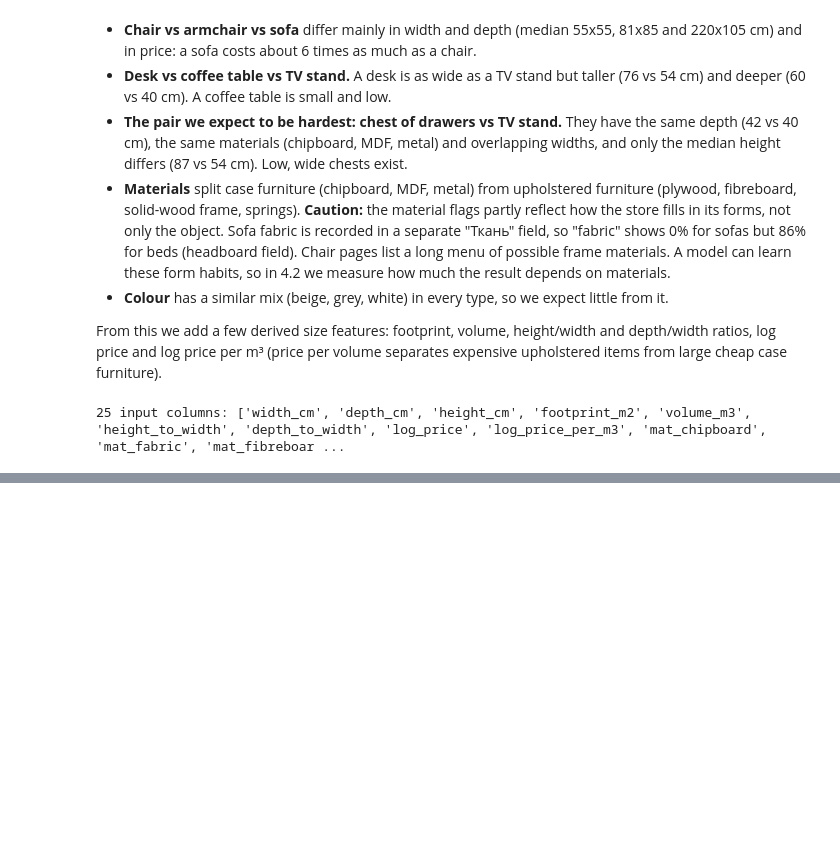
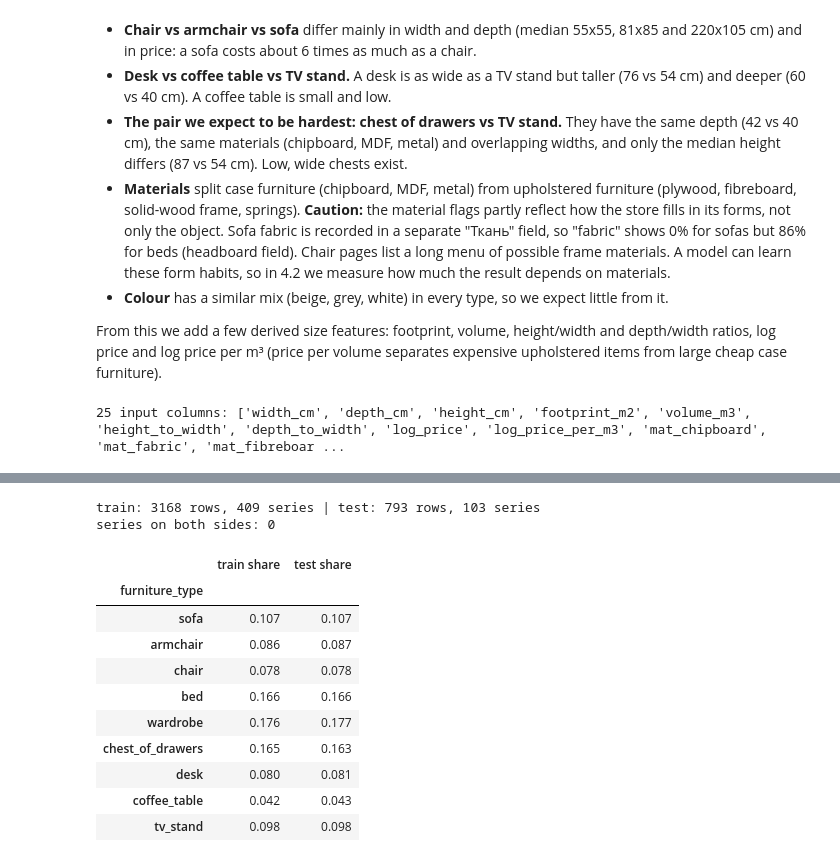
Before and after one commit to a100miles/furniture-prediction-ml, a Jupyter notebook: furniture_classification.ipynb, the cells around one changed output, grey strips where cells are left out. Drawn from its saved outputs; the diff is of its cells as text; code cells hidden in the pictures; blank space fills up the shorter version.

```diff
--- a/furniture_classification.ipynb
+++ b/furniture_classification.ipynb
@@ -380,0 +388,25 @@ print(len(FEATURES), "input columns:", FEATURES)
+# %%
+X, y, groups = df[FEATURES], df["furniture_type"], df["series"]
+outer = StratifiedGroupKFold(n_splits=5, shuffle=True, random_state=RANDOM_STATE)
+train_idx, test_idx = next(outer.split(X, y, groups))
+X_train, X_test = X.iloc[train_idx], X.iloc[test_idx]
+y_train, y_test = y.iloc[train_idx], y.iloc[test_idx]
+g_train, g_test = groups.iloc[train_idx], groups.iloc[test_idx]
+
+print(f"train: {len(X_train)} rows, {g_train.nunique()} series | test: {len(X_test)} rows, {g_test.nunique()} series")
+print("series on both sides:", len(set(g_train) & set(g_test)))
+pd.DataFrame({"train share": y_train.value_counts(normalize=True), "test share": y_test.value_counts(normalize=True)}).reindex(TYPES).round(3)
+# %% [output]
+train: 3168 rows, 409 series | test: 793 rows, 103 series
+series on both sides: 0
+|  | train share | test share |
+| furniture_type |  |  |
+| sofa | 0.107 | 0.107 |
+| armchair | 0.086 | 0.087 |
+| chair | 0.078 | 0.078 |
+| bed | 0.166 | 0.166 |
+| wardrobe | 0.176 | 0.177 |
+| chest_of_drawers | 0.165 | 0.163 |
+| desk | 0.080 | 0.081 |
+| coffee_table | 0.042 | 0.043 |
+| tv_stand | 0.098 | 0.098 |
```
Also changed, not shown: parts of 12 cells of this notebook.
